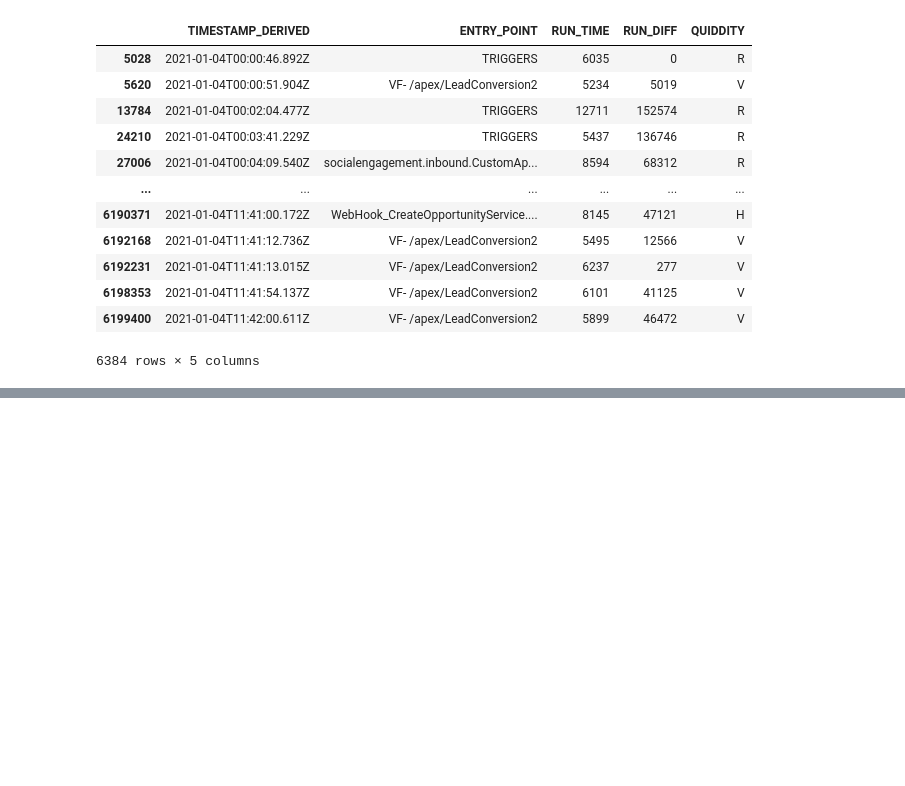
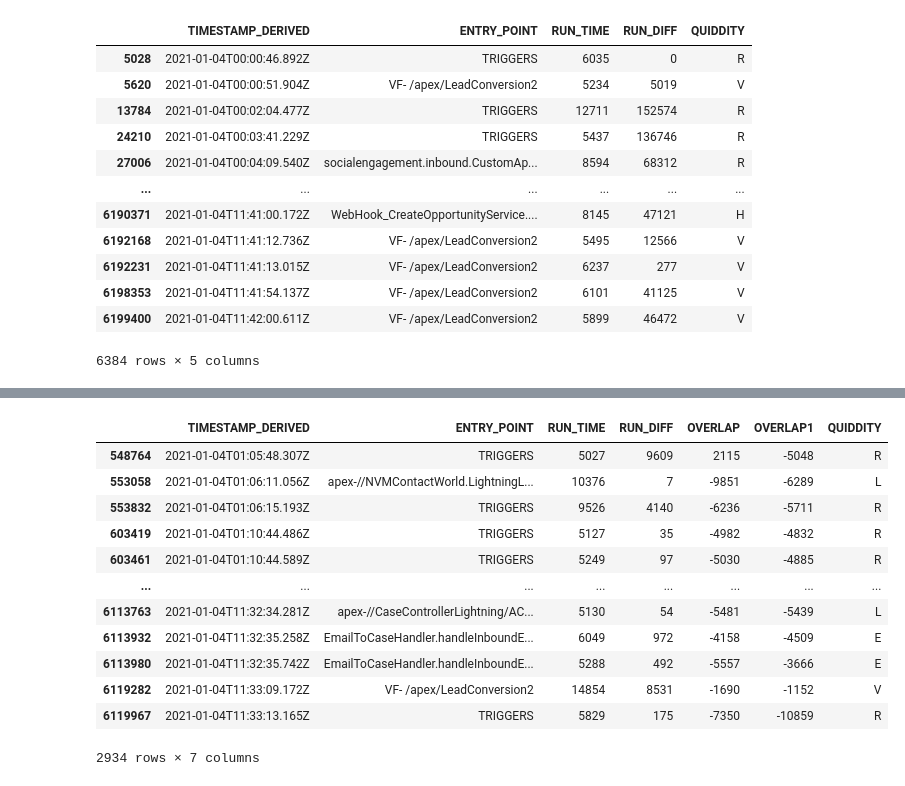
Before and after one commit to PeterTempflidh/monitoring-notbooks, a Jupyter notebook: find_long_runners.ipynb, the cells around one changed output, grey strips where cells are left out. Cells and saved outputs as stored; diff of their text form; code cells hidden in the pictures; blank space fills up the shorter version.

```diff
--- a/find_long_runners.ipynb
+++ b/find_long_runners.ipynb
@@ -89,2 +103,18 @@ myrows = long_running[['TIMESTAMP_DERIVED', 'ENTRY_POINT', 'RUN_TIME', 'RUN_DIFF
 # %%
 myrows.to_csv('experted.csv')
+# %%
+myrows[myrows['OVERLAP1'] < 0]
+# %% [output]
+|  | TIMESTAMP_DERIVED | ENTRY_POINT | RUN_TIME | RUN_DIFF | OVERLAP | OVERLAP1 | QUIDDITY |
+| 548764 | 2021-01-04T01:05:48.307Z | TRIGGERS | 5027 | 9609 | 2115 | -5048 | R |
+| 553058 | 2021-01-04T01:06:11.056Z | apex-//NVMContactWorld.LightningL... | 10376 | 7 | -9851 | -6289 | L |
+| 553832 | 2021-01-04T01:06:15.193Z | TRIGGERS | 9526 | 4140 | -6236 | -5711 | R |
+| 603419 | 2021-01-04T01:10:44.486Z | TRIGGERS | 5127 | 35 | -4982 | -4832 | R |
+| 603461 | 2021-01-04T01:10:44.589Z | TRIGGERS | 5249 | 97 | -5030 | -4885 | R |
+| ... | ... | ... | ... | ... | ... | ... | ... |
+| 6113763 | 2021-01-04T11:32:34.281Z | apex-//CaseControllerLightning/AC... | 5130 | 54 | -5481 | -5439 | L |
+| 6113932 | 2021-01-04T11:32:35.258Z | EmailToCaseHandler.handleInboundE... | 6049 | 972 | -4158 | -4509 | E |
+| 6113980 | 2021-01-04T11:32:35.742Z | EmailToCaseHandler.handleInboundE... | 5288 | 492 | -5557 | -3666 | E |
+| 6119282 | 2021-01-04T11:33:09.172Z | VF- /apex/LeadConversion2 | 14854 | 8531 | -1690 | -1152 | V |
+| 6119967 | 2021-01-04T11:33:13.165Z | TRIGGERS | 5829 | 175 | -7350 | -10859 | R |
+2934 rows × 7 columns
```
Also changed, not shown: parts of 6 cells of this notebook.
